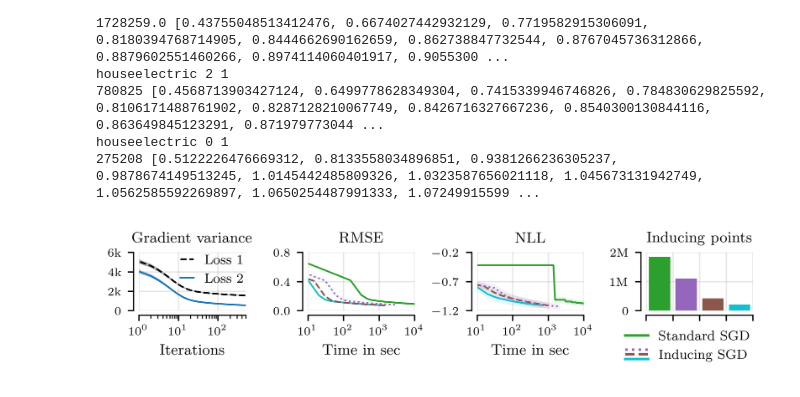
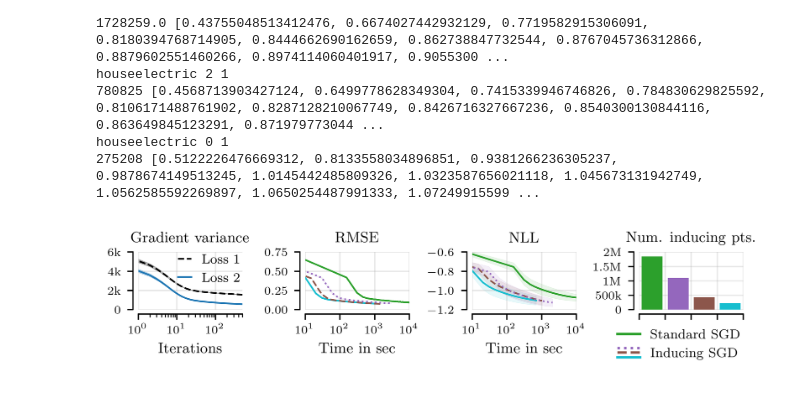
Before and after one commit to cambridge-mlg/sgd-gp, a Jupyter notebook: scalable_gps/notebooks/inducing_sgd_plots.ipynb, the cells around one changed output. Cells and saved outputs as stored; diff of their text form; code cells hidden in the pictures.

Commit message:
plotting code

```diff
--- a/scalable_gps/notebooks/inducing_sgd_plots.ipynb
+++ b/scalable_gps/notebooks/inducing_sgd_plots.ipynb
@@ -318,12 +318,12 @@ for dataset in ['houseelectric']:
     ax_grad_var.legend(handles[::-1], labels[::-1], fontsize=8, frameon=False, handlelength=1, borderpad=-0.35)
 
     ax_rmse.set_title("RMSE")
-    y_ticks_rmse = [0.0, 0.4, 0.8]
+    y_ticks_rmse = [0.0, 0.25, 0.5, 0.75]
     ax_rmse.set_yticks(y_ticks_rmse)
     ax_rmse.set_ylim(np.min(y_ticks_rmse), np.max(y_ticks_rmse))
 
     ax_llh.set_title("NLL")
-    y_ticks_llh = [-1.2, -0.7, -0.2]
+    y_ticks_llh = [-1.2, -1.0, -0.8, -0.6]
     ax_llh.set_yticks(y_ticks_llh)
     ax_llh.set_ylim(np.min(y_ticks_llh), np.max(y_ticks_llh))
 
@@ -371,35 +371,34 @@ for dataset in ['houseelectric']:
     # ax_kept.set_xlabel("Clustering Ratio")
     ax_kept.set_xlim(-0.5, 3.5)
     ax_kept.set_xticks([-0.5, 0.5, 1.5, 2.5, 3.5])
     # ax_kept.set_xticklabels(['None'] + clustering_ratios)
     ax_kept.set_xticklabels([])
     # remove_xticks(ax_kept)
-    ax_kept.set_yticks([0, 1e6, 2e6])
     ax_kept.set_ylim(0, 2e6)
-    ax_kept.set_yticklabels(["0", "1M", "2M"])
-    ax_kept.set_title("Inducing points")
+    ax_kept.set_yticks([0, 0.5 * 1e6, 1e6, 1.5 * 1e6, 2e6])
+    ax_kept.set_yticklabels(["0", "500k", "1M", "1.5M", "2M"])
+    ax_kept.set_title("Num. inducing pts.")
 
     from matplotlib.legend_handler import HandlerBase
-
 
     class AnyObjectHandler(HandlerBase):
         def create_artists(self, legend, orig_handle, x0, y0, width, height, fontsize, trans):
             l1 = Line2D([x0,y0+width], [1.0*height, 1.0*height], color=c[2], linestyle=ls[2])
             l2 = Line2D([x0,y0+width], [0.5*height, 0.5*height], color=c[1], linestyle=ls[1])
             l3 = Line2D([x0,y0+width], [0.0*height, 0.0*height], color=c[0], linestyle=ls[0])
             return [l1, l2, l3]
 
     legend_handles = []
     legend_handles.append(Line2D([], [], color='tab:green', linestyle='-'))
     inducing_sgd_handle = [Line2D([], [], color=c[0], linestyle=ls[0]),
                            Line2D([], [], color=c[1], linestyle=ls[1]),
                            Line2D([], [], color=c[2], linestyle=ls[2])]
     legend_handles.append(object)
     fig.legend(legend_handles, ["Standard SGD", "Inducing SGD"], handler_map={object: AnyObjectHandler()},
                loc='center', bbox_to_anchor=(0.88, 0.2), fontsize=8, frameon=False, handlelength=1.7, borderpad=0.4)
 
     fig.tight_layout(w_pad=0.5, h_pad=0.2)
     fig.savefig(f"../../figures/grad_var_inducing_sgd.pdf", bbox_inches='tight', pad_inches=0.01)
     fig.savefig(f"../../figures/grad_var_inducing_sgd.png", bbox_inches='tight', pad_inches=0.01)
 # %% [output]
-[figure, old version]
+[figure, new version]
```
Also changed, not shown: parts of 3 cells of this notebook, 9 other files.
